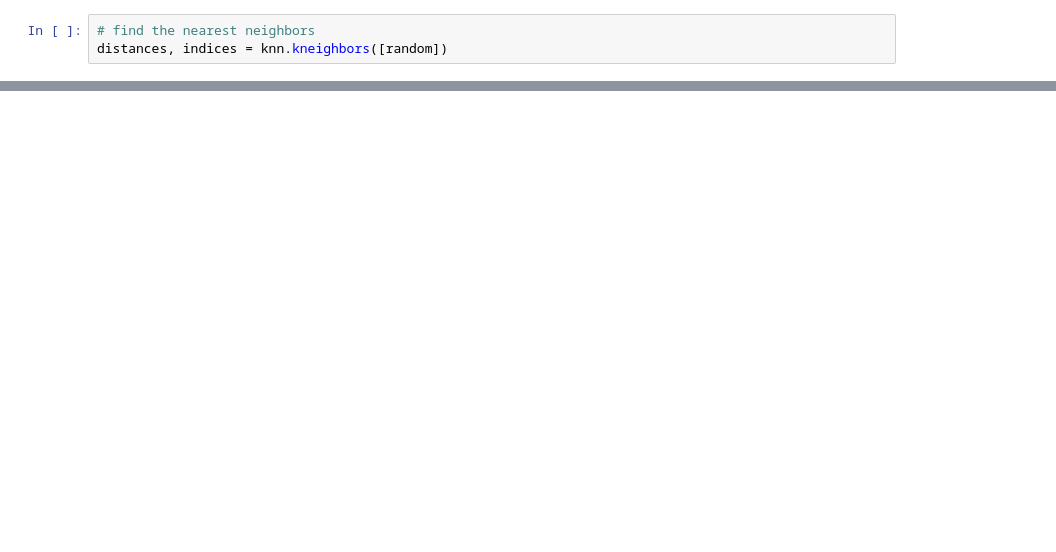
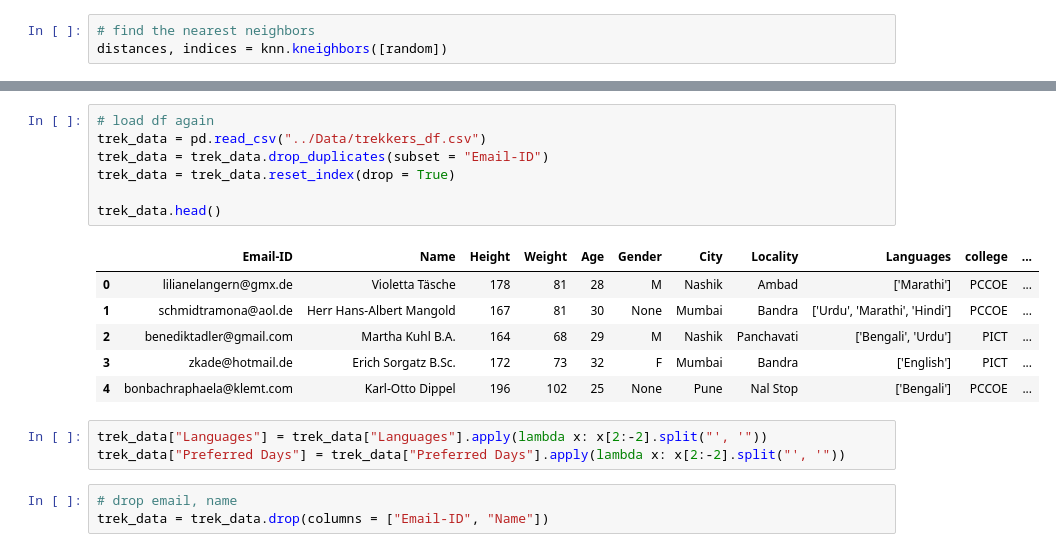
Before and after one commit to yashlad27/Group-Recommendation-For-Trek-Using-Social-Networks, a Jupyter notebook: Code/Data_Preprocessing_Notebook.ipynb, the cells around one changed output, grey strips where cells are left out. Drawn from its saved outputs; the diff is of its cells as text; blank space fills up the shorter version.

```diff
--- a/Code/Data_Preprocessing_Notebook.ipynb
+++ b/Code/Data_Preprocessing_Notebook.ipynb
@@ -548,0 +549,20 @@ Name: 1457, dtype: float64
+# %%
+# load df again
+trek_data = pd.read_csv("../Data/trekkers_df.csv")
+trek_data = trek_data.drop_duplicates(subset = "Email-ID")
+trek_data = trek_data.reset_index(drop = True)
+
+trek_data.head()
+# %% [output]
+|  | Email-ID | Name | Height | Weight | Age | Gender | City | Locality | Languages | college | ... |
+| 0 | lilianelangern@gmx.de | Violetta Täsche | 178 | 81 | 28 | M | Nashik | Ambad | ['Marathi'] | PCCOE | ... |
+| 1 | schmidtramona@aol.de | Herr Hans-Albert Mangold | 167 | 81 | 30 | None | Mumbai | Bandra | ['Urdu', 'Marathi', 'Hindi'] | PCCOE | ... |
+| 2 | benediktadler@gmail.com | Martha Kuhl B.A. | 164 | 68 | 29 | M | Nashik | Panchavati | ['Bengali', 'Urdu'] | PICT | ... |
+| 3 | zkade@hotmail.de | Erich Sorgatz B.Sc. | 172 | 73 | 32 | F | Mumbai | Bandra | ['English'] | PICT | ... |
+| 4 | bonbachraphaela@klemt.com | Karl-Otto Dippel | 196 | 102 | 25 | None | Pune | Nal Stop | ['Bengali'] | PCCOE | ... |
+# %%
+trek_data["Languages"] = trek_data["Languages"].apply(lambda x: x[2:-2].split("', '"))
+trek_data["Preferred Days"] = trek_data["Preferred Days"].apply(lambda x: x[2:-2].split("', '"))
+# %%
+# drop email, name
+trek_data = trek_data.drop(columns = ["Email-ID", "Name"])
```
Also changed, not shown: parts of 30 cells of this notebook, 4 other files.
